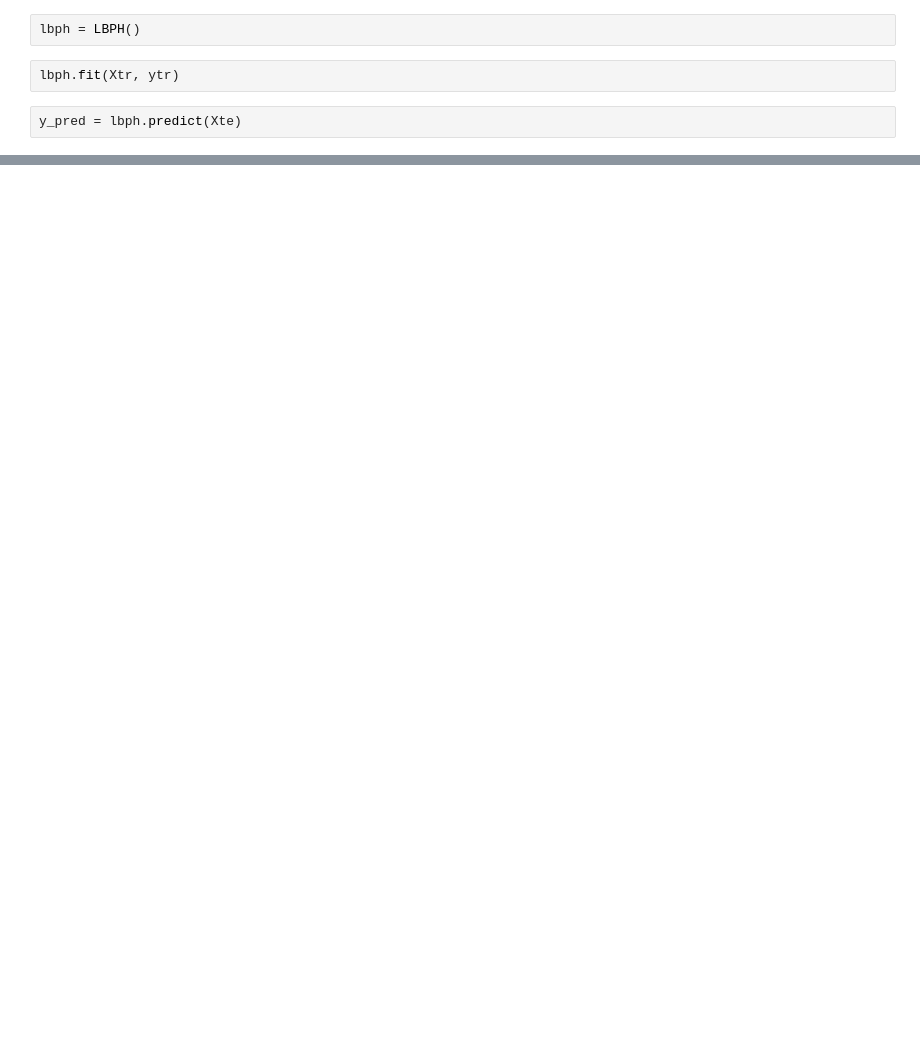
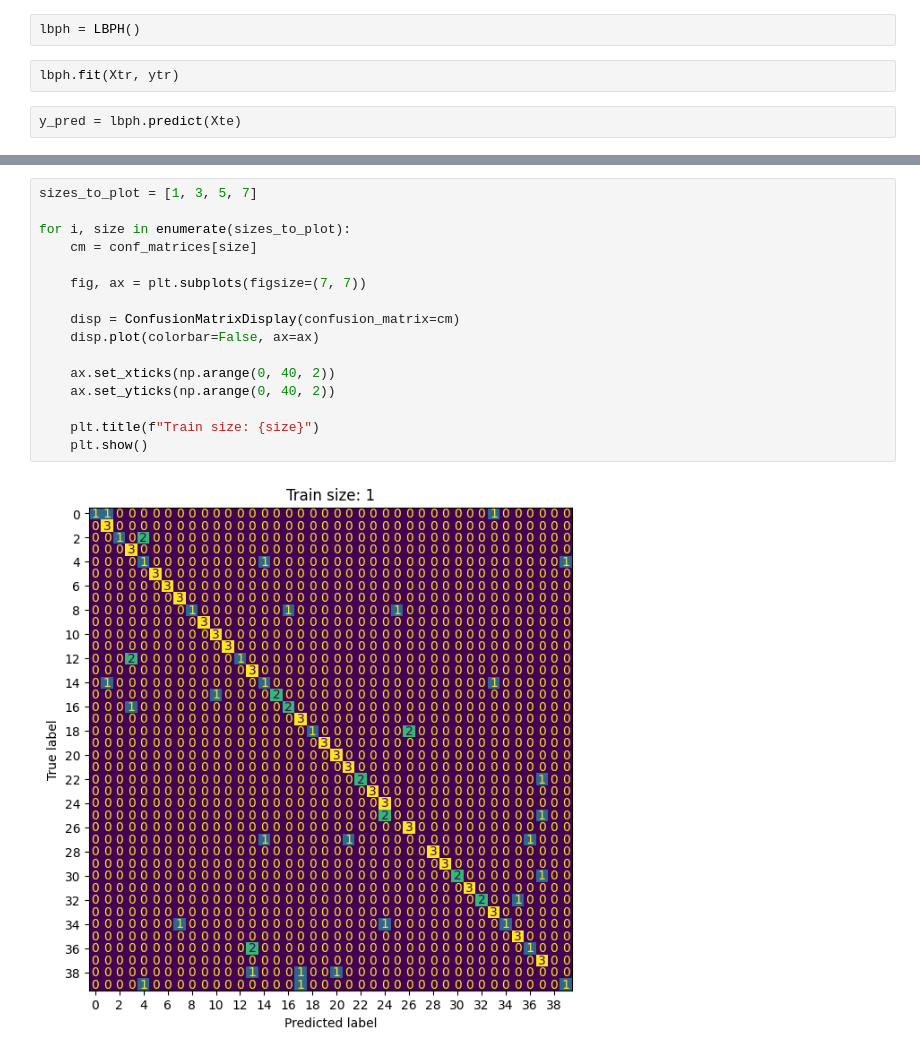
Before and after one commit to JeanJNMV/MDS-VIC_Face_Recognition, a Jupyter notebook: notebooks/J_00_experiments.ipynb, the cells around one changed output, grey strips where cells are left out. Saved outputs shown, nothing was run; the diff lists cells and outputs as text; blank space fills up the shorter version.

```diff
--- a/notebooks/J_00_experiments.ipynb
+++ b/notebooks/J_00_experiments.ipynb
@@ -25,0 +52,18 @@ accuracy_score(yte, y_pred)
+# %%
+sizes_to_plot = [1, 3, 5, 7]
+
+for i, size in enumerate(sizes_to_plot):
+    cm = conf_matrices[size]
+
+    fig, ax = plt.subplots(figsize=(7, 7))
+
+    disp = ConfusionMatrixDisplay(confusion_matrix=cm)
+    disp.plot(colorbar=False, ax=ax)
+
+    ax.set_xticks(np.arange(0, 40, 2))
+    ax.set_yticks(np.arange(0, 40, 2))
+
+    plt.title(f"Train size: {size}")
+    plt.show()
+# %% [output]
+[figure, added]
```
Also changed, not shown: parts of 6 cells of this notebook.
